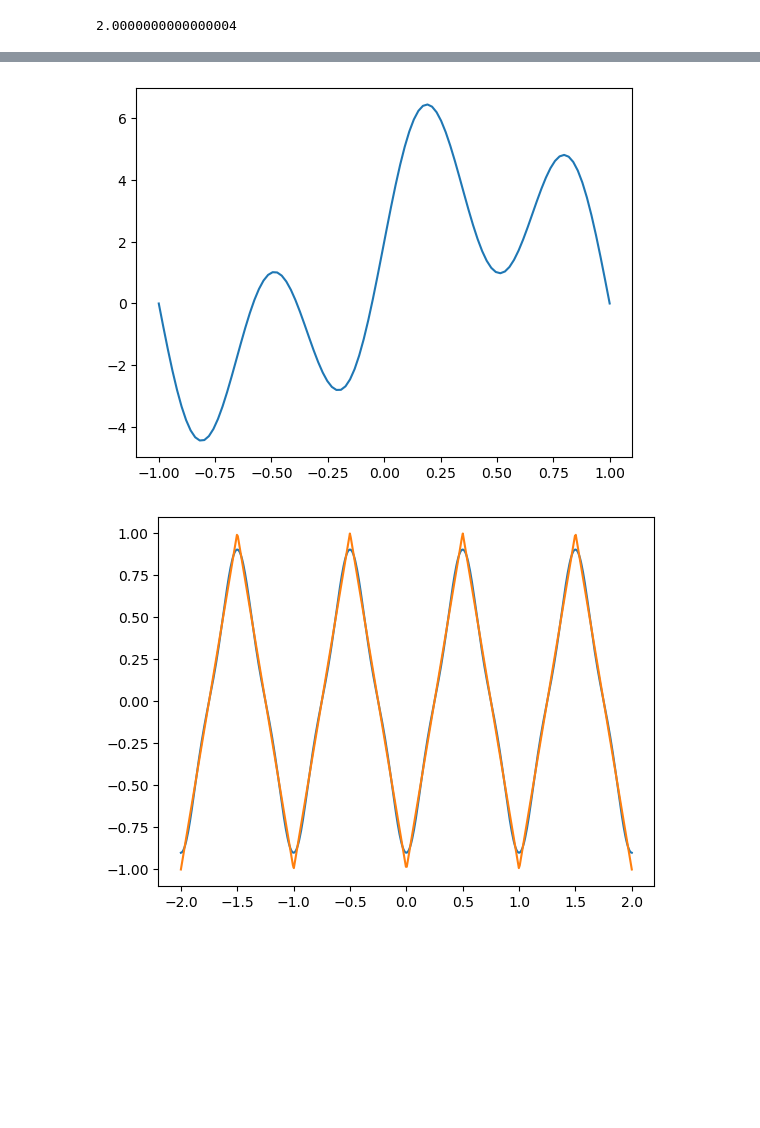
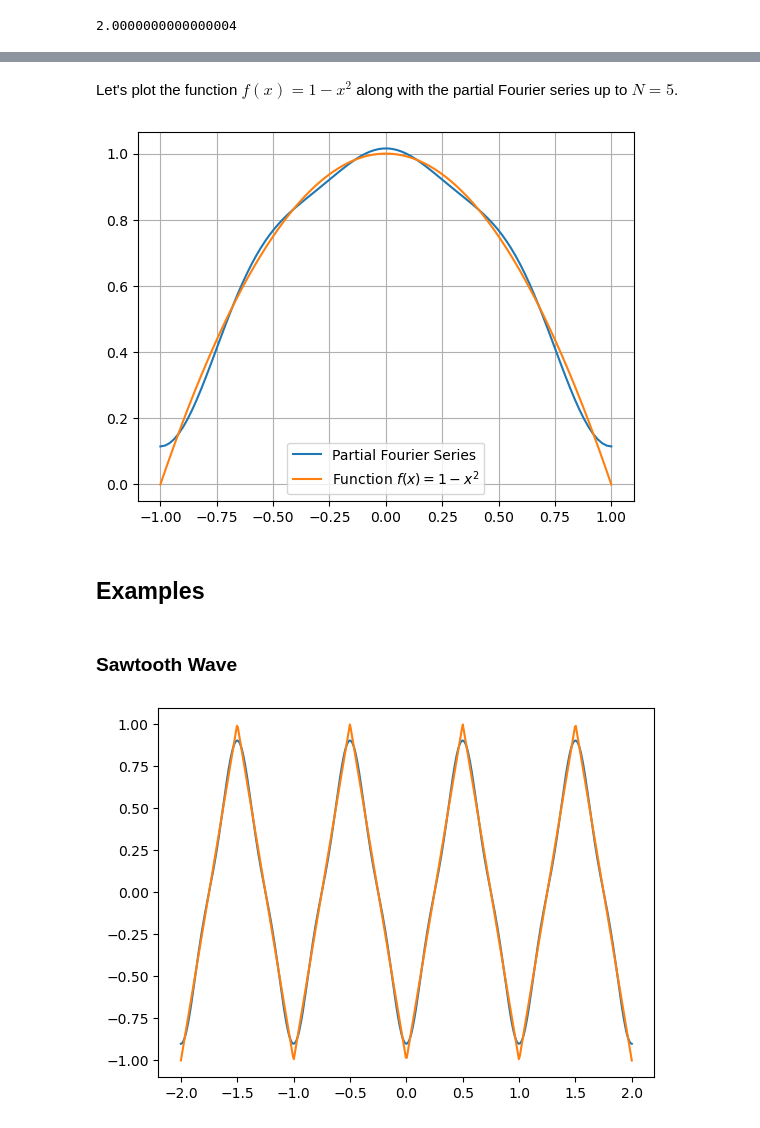
Before and after one commit to UBCMath/MATH316, a Jupyter notebook: fourier.ipynb, the cells around one changed output, grey strips where cells are left out. Cells and saved outputs as stored; diff of their text form; code cells hidden in the pictures; blank space fills up the shorter version.

Commit message:
Update section on Fourier series

```diff
--- a/fourier.ipynb
+++ b/fourier.ipynb
@@ -22,0 +37,5 @@ $$
+# %%
+f = lambda x: np.sin(x**2)
+a = 0
+b = 1
+I,error = spi.quad(f,a,b)
@@ -22,0 +54,7 @@ $$
+# %%
+f = lambda x: 1 - x**2
+L = 1
+# %%
+I0,_ = spi.quad(f,-L,L)
+a0 = 1/L*I0
+a0
@@ -56,13 +166,25 @@ def fouriersum(a0,a,b,x,L):
     cosine_sum = sum([a[n-1]*np.cos(n*np.pi*x/L) for n in range(1,len(a)+1)])
     sine_sum = sum([b[n-1]*np.sin(n*np.pi*x/L) for n in range(1,len(b)+1)])
     return a0/2 + cosine_sum + sine_sum
+# %% [markdown]
+Let's plot the function $f(x) = 1 - x^2$ along with the partial Fourier series up to $N=5$.
 # %%
+f = lambda x: 1 - x**2
+L = 1
+N = 3
+a0,a,b = fourier(f,L,N)
 x = np.linspace(-L,L,100)
 y = fouriersum(a0,a,b,x,L)
-plt.plot(x,y)
+plt.plot(x,y,label="Partial Fourier Series")
+plt.plot(x,f(x),label="Function $f(x) = 1-x^2$")
+plt.grid(True), plt.legend()
 plt.show()
 # %% [output]
-[figure, old version]
+[figure, new version]
+# %% [markdown]
+## Examples
+# %% [markdown]
+### Sawtooth Wave
 # %%
 import scipy.signal as sps
 # %%
```
Also changed, not shown: parts of 25 cells of this notebook, 9 other files.
